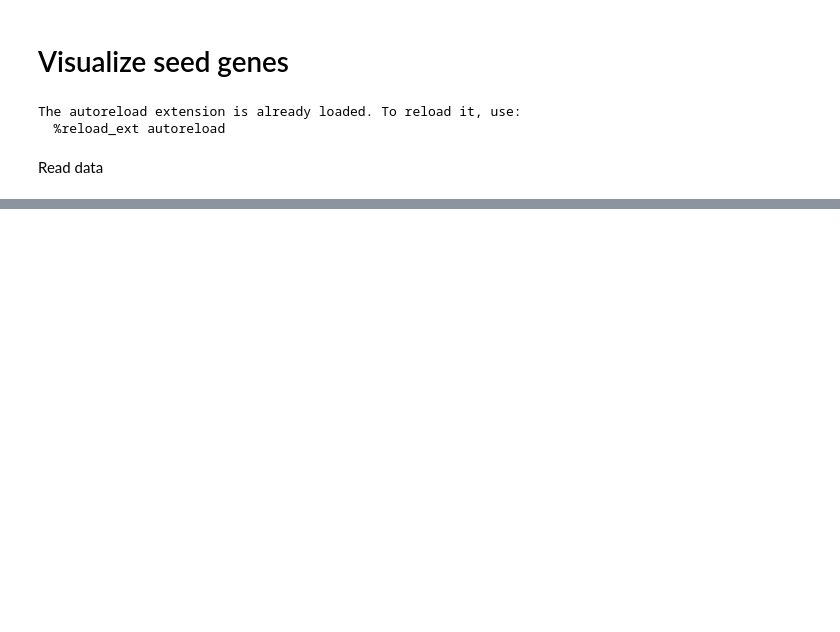
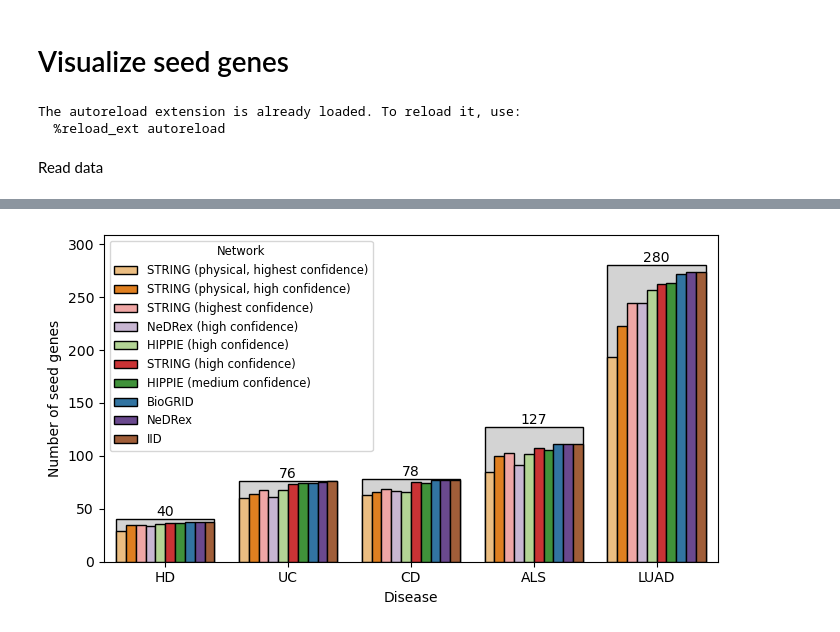
Before and after one commit to REPO4EU/modulediscovery_demonstration, a Jupyter notebook: src/03_visualize_seed_genes.ipynb, the cells around one changed output, grey strips where cells are left out. Cells and saved outputs as stored; diff of their text form; code cells hidden in the pictures; blank space fills up the shorter version.

```diff
--- a/src/03_visualize_seed_genes.ipynb
+++ b/src/03_visualize_seed_genes.ipynb
@@ -17,7 +17,9 @@ The autoreload extension is already loaded. To reload it, use:
 # %% [markdown]
 Read data
 # %%
+seeds_meta_df = pd.DataFrame.from_dict(SEED_SETS)
+network_meta_df = pd.DataFrame.from_dict(NETWORKS)
+
 df = load_seed_stats()
-seeds_meta_df = pd.DataFrame.from_dict(SEED_SETS)
 print(df.to_string())
 # %% [output]
@@ -65,0 +68,27 @@ plt.show()
+# %%
+seed_sets_df = df[["seed_id", "Seeds total"]].drop_duplicates()
+# Create bar plot
+plt.figure(figsize=(7, 4))
+ax = sns.barplot(data=seed_sets_df, x='seed_id', y='Seeds total', color = "lightgrey", order=seeds_meta_df.short, edgecolor='black')
+
+# Add value annotations to each bar
+for p in ax.patches:
+    height = p.get_height()
+    ax.annotate(
+        f'{height:.0f}',  # You can format as needed
+        (p.get_x() + p.get_width() / 2., height),
+        ha='center', va='bottom',
+        fontsize=10,
+        xytext=(0, 0), textcoords='offset points',
+    )
+ax.set_ylim(top=ax.get_ylim()[1] * 1.05)  # Increase y-axis limit by 5%
+ax = sns.barplot(data=df, x='seed_id', y='Seeds', hue="network", palette=dict(zip(network_meta_df.label, network_meta_df.color)), hue_order=network_meta_df.label, edgecolor='black', ax=ax)
+ax.legend(title="Network", fontsize="small", title_fontsize="small")
+
+# Add labels and title
+plt.ylabel('Number of seed genes')
+plt.xlabel('Disease')
+plt.tight_layout()
+plt.show()
+# %% [output]
+[figure, added]
```
Also changed, not shown: parts of 3 cells of this notebook, 5 other files.
